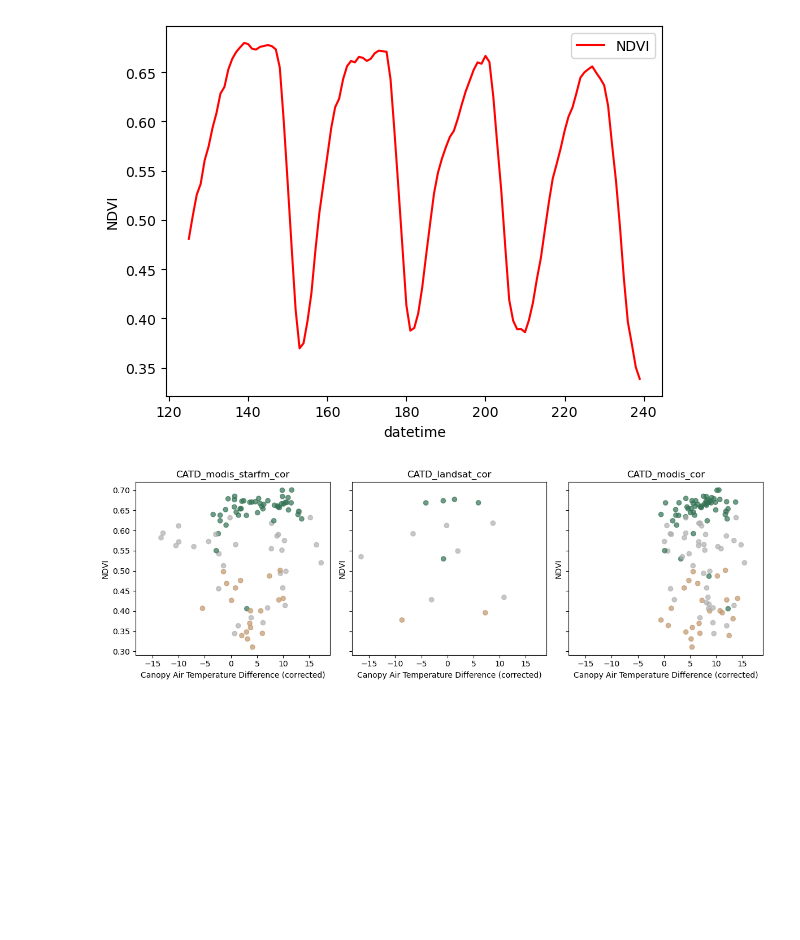
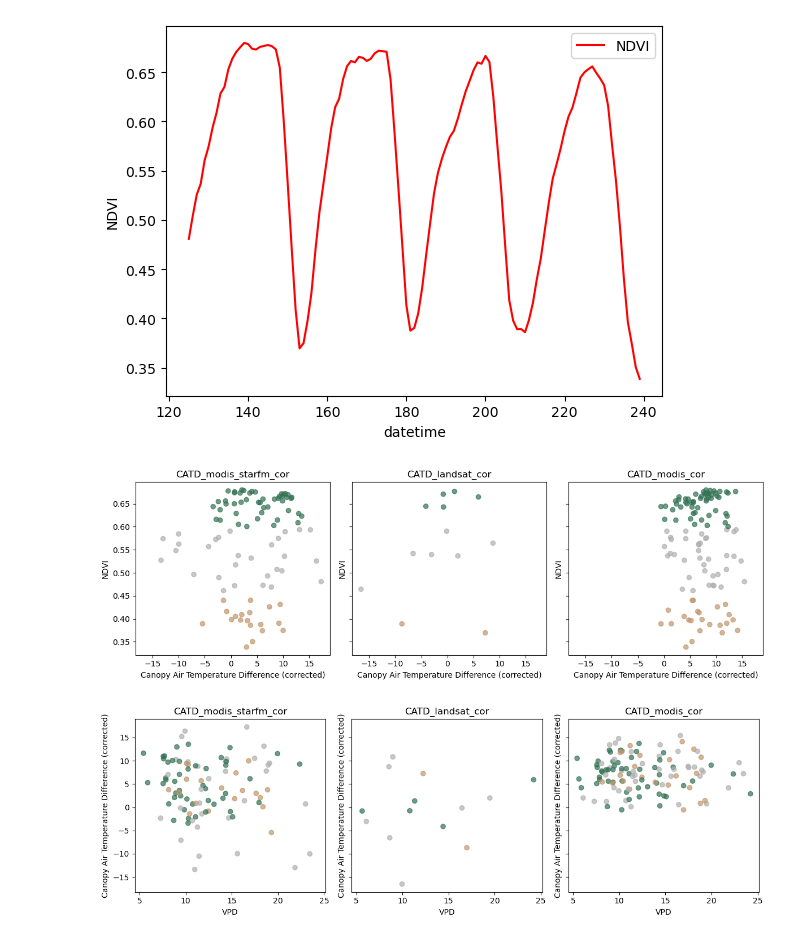
Before and after one commit to eculler/lst-crop-stress-capstone, a Jupyter notebook: exploratory/catd-exploration.ipynb, the cells around one changed output. Saved outputs shown, nothing was run; the diff lists cells and outputs as text; code cells hidden in the pictures; blank space fills up the shorter version.

```diff
--- a/exploratory/catd-exploration.ipynb
+++ b/exploratory/catd-exploration.ipynb
@@ -323,7 +343,7 @@ var_df_season.loc[filt, 'label'] = '#c1976d'
 fig, axes = plt.subplots(1, 3, figsize=(12,4), sharex=True, sharey=True)
 for collection, ax in zip(catds, axes.flatten()):
     filt = abs(var_df_season[collection + "_cor"]) < 30
-    x = var_df_season.loc[filt, 'NDVI']
+    x = var_df_season['NDVI'].rolling(5).mean().loc[filt]
     y = var_df_season.loc[filt, collection + "_cor"]
     colors = var_df_season.loc[filt, 'label']
     ax.scatter(y=x, x=y, color=colors, alpha=0.7)
@@ -333,4 +353,19 @@ for collection, ax in zip(catds, axes.flatten()):
 
 plt.tight_layout();
 # %% [output]
-[figure, old version]
+[figure, new version]
+# %%
+fig, axes = plt.subplots(1, 3, figsize=(12,4), sharex=True, sharey=True)
+for collection, ax in zip(catds, axes.flatten()):
+    filt = abs(var_df_season[collection + "_cor"]) < 30
+    y = var_df_season['VPD_PI'].loc[filt]
+    x = var_df_season.loc[filt, collection + "_cor"]
+    colors = var_df_season.loc[filt, 'label']
+    ax.scatter(y=x, x=y, color=colors, alpha=0.7)
+    ax.set_title(collection + "_cor")
+    ax.set_ylabel('Canopy Air Temperature Difference (corrected)')
+    ax.set_xlabel('VPD')
+
+plt.tight_layout();
+# %% [output]
+[figure, added]
```
Also changed, not shown: parts of 5 cells of this notebook.
